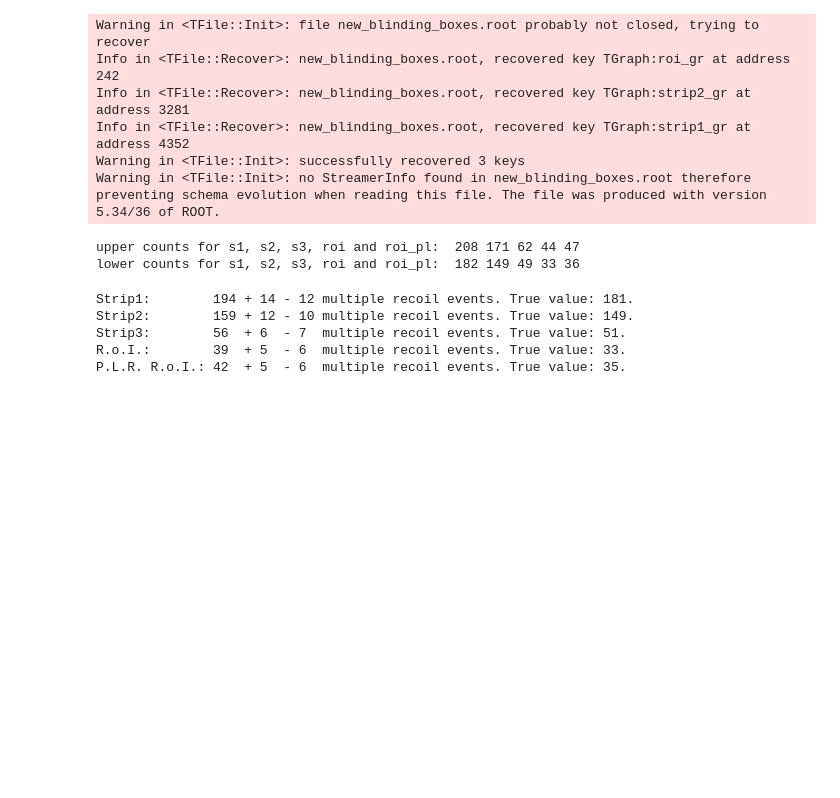
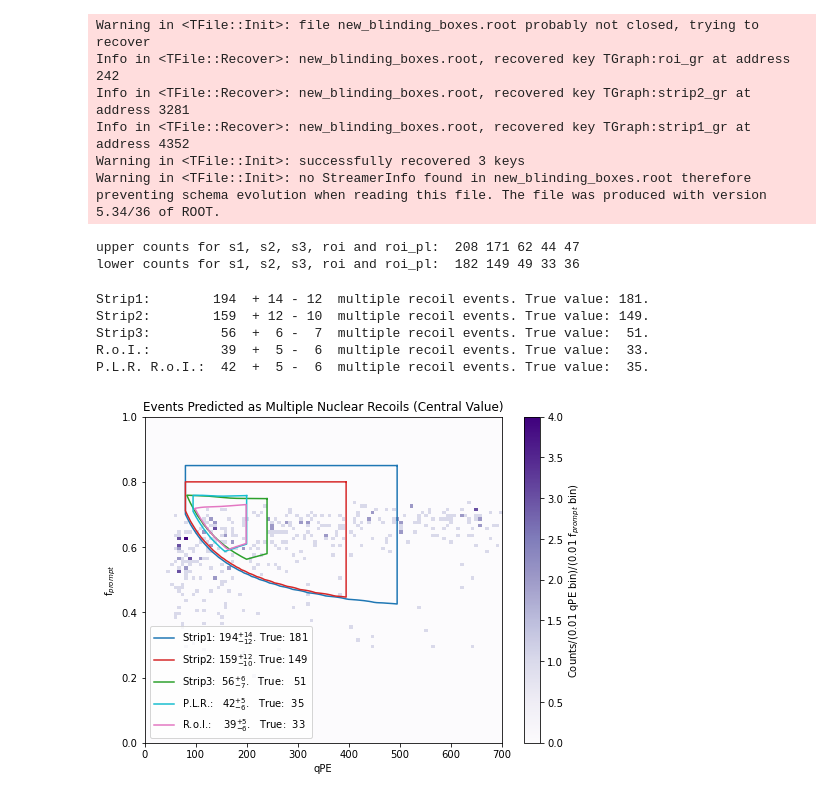
Before and after one commit to marioalpizarv/portfolio, a Jupyter notebook: MultipleRecoilsBoostedDTClassifier_PMTs.ipynb, the cells around one changed output. Cells and saved outputs as stored; diff of their text form; code cells hidden in the pictures; blank space fills up the shorter version.

Commit message:
added plots for qpe vs fprompt

```diff
--- a/MultipleRecoilsBoostedDTClassifier_PMTs.ipynb
+++ b/MultipleRecoilsBoostedDTClassifier_PMTs.ipynb
@@ -811,18 +810,28 @@ root_file3.Close()
 # %%
 ulims1 = passed_s1_upper-passed_s1
+sulims1 = '+'+str(ulims1)
 dlims1 = passed_s1-passed_s1_lower
+sdlims1 = '-'+str(dlims1)
 ulims2 = passed_s2_upper-passed_s2
+sulims2 = '+'+str(ulims2)
 dlims2 = passed_s2-passed_s2_lower
+sdlims2 = '-'+str(dlims2)
 ulims3 = passed_s3_upper-passed_s3
+sulims3 = '+'+str(ulims3)
 dlims3 = passed_s3-passed_s3_lower
+sdlims3 = '-'+str(dlims3)
 ulimr = passed_roi_upper-passed_roi
+sulimr = '+'+str(ulimr)
 dlimr = passed_roi-passed_roi_lower
+sdlimr = '-'+str(dlimr)
 ulimp = passed_roi_plr_upper-passed_roi_plr
+sulimp = '+'+str(ulimp)
 dlimp = passed_roi_plr-passed_roi_plr_lower
+sdlimp = '-'+str(dlimp)
 
-print('Strip1:       ', passed_s1, '+', ulims1,'-', dlims1, 'multiple recoil events. True value: '+str(passed_s1_ans)+'.')
-print('Strip2:       ', passed_s2, '+', ulims2,'-', dlims2, 'multiple recoil events. True value: '+str(passed_s2_ans)+'.')
-print('Strip3:       ', passed_s3, ' +', ulims3,' -', dlims3, ' multiple recoil events. True value: '+str(passed_s3_ans)+'.')
-print('R.o.I.:       ', passed_roi, ' +', ulimr,' -', dlimr, ' multiple recoil events. True value: '+str(passed_roi_ans)+'.')
-print('P.L.R. R.o.I.:', passed_roi_plr, ' +', ulimp,' -', dlimp, ' multiple recoil events. True value: '+str(passed_roi_plr_ans)+'.')
+print('Strip1:       ', passed_s1, ' +', ulims1,'-', dlims1, ' multiple recoil events. True value: '+str(passed_s1_ans)+'.')
+print('Strip2:       ', passed_s2, ' +', ulims2,'-', dlims2, ' multiple recoil events. True value: '+str(passed_s2_ans)+'.')
+print('Strip3:        ', passed_s3, ' + ', ulims3,'- ', dlims3, ' multiple recoil events. True value:  '+str(passed_s3_ans)+'.')
+print('R.o.I.:        ', passed_roi, ' + ', ulimr,'- ', dlimr, ' multiple recoil events. True value:  '+str(passed_roi_ans)+'.')
+print('P.L.R. R.o.I.: ', passed_roi_plr, ' + ', ulimp,'- ', dlimp, ' multiple recoil events. True value:  '+str(passed_roi_plr_ans)+'.')
 # %% [output]
@@ -833,0 +843,66 @@ P.L.R. R.o.I.: 42  + 5  - 6  multiple recoil events. True value: 35.
+# %%
+# Extract prediction points to plot
+#(these are already multiple recoils)
+qpe_mr = prediction_exam['qPE'].to_numpy()
+fpr_mr = prediction_exam['fprompt'].to_numpy()
+
+# Extract the points defining the TCutG
+s1_n_points = strip1.GetN()
+s1_x_points = strip1.GetX()
+s1_y_points = strip1.GetY()
+
+s2_n_points = strip2.GetN()
+s2_x_points = strip2.GetX()
+s2_y_points = strip2.GetY()
+
+s3_n_points = strip3.GetN()
+s3_x_points = strip3.GetX()
+s3_y_points = strip3.GetY()
+
+roi_n_points = roi.GetN()
+roi_x_points = roi.GetX()
+roi_y_points = roi.GetY()
+
+roi_plr_n_points = roi_plr.GetN()
+roi_plr_x_points = roi_plr.GetX()
+roi_plr_y_points = roi_plr.GetY()
+
+# Create a 2D histogram from the TCutG points
+n_bins = 100
+
+nbins_x = n_bins  # Number of bins in the X-axis
+nbins_y = n_bins  # Number of bins in the Y-axis
+
+x_min, x_max = 0, 700
+y_min, y_max = 0, 1
+
+x_bins = np.linspace(x_min, x_max, nbins_x + 1)
+y_bins = np.linspace(y_min, y_max, nbins_y + 1)
+
+hist, _, _ = np.histogram2d(qpe_mr, fpr_mr, bins=[x_bins, y_bins])
+
+# Step 4: Plot the 2D histogram
+plt.figure(figsize=(8, 6))
+plt.imshow(hist.T, origin='lower', extent=[x_min, x_max, y_min, y_max], aspect='auto', cmap='Purples')
+
+# Optionally, you can add axis labels and a colorbar
+plt.xlabel("qPE")
+plt.ylabel("f$_{prompt}$")
+plt.plot(s1_x_points, s1_y_points, 'tab:blue', label='Strip1: '+str(passed_s1)+'$^{{{}}}_{{{}}}$'.format(sulims1, sdlims1)+'. True: '+str(passed_s1_ans))
+plt.plot(s2_x_points, s2_y_points, 'tab:red', label='Strip2: '+str(passed_s2)+'$^{{{}}}_{{{}}}$'.format(sulims2, sdlims2)+'. True: '+str(passed_s2_ans))
+plt.plot(s3_x_points, s3_y_points, 'tab:green', label='Strip3:  '+str(passed_s3)+'$^{{{}}}_{{{}}}$'.format(sulims3, sdlims3)+'.   True:   '+str(passed_s3_ans))
+plt.plot(roi_plr_x_points, roi_plr_y_points, 'tab:cyan', label='P.L.R.:   '+str(passed_roi_plr)+'$^{{{}}}_{{{}}}$'.format(sulimp, sdlimp)+'.   True:  '+str(passed_roi_plr_ans))
+plt.plot(roi_x_points, roi_y_points, 'tab:pink', label='R.o.I.:    '+str(passed_roi)+'$^{{{}}}_{{{}}}$'.format(sulimr, sdlimr)+'.   True:  '+str(passed_roi_ans))
+plt.colorbar(label="Counts/("+ str(1/n_bins) + " qPE bin)/("+ str(1/n_bins) + " f$_{prompt}$ bin)")
+
+# Show the plot
+plt.title('Events Predicted as Multiple Nuclear Recoils (Central Value)')
+plt.legend()
+plt.show()
+
+# Close the ROOT files
+root_file.Close()
+root_file2.Close()
+root_file3.Close()
+# %% [output]
+[figure, added]
```
Also changed, not shown: parts of 5 cells of this notebook.
